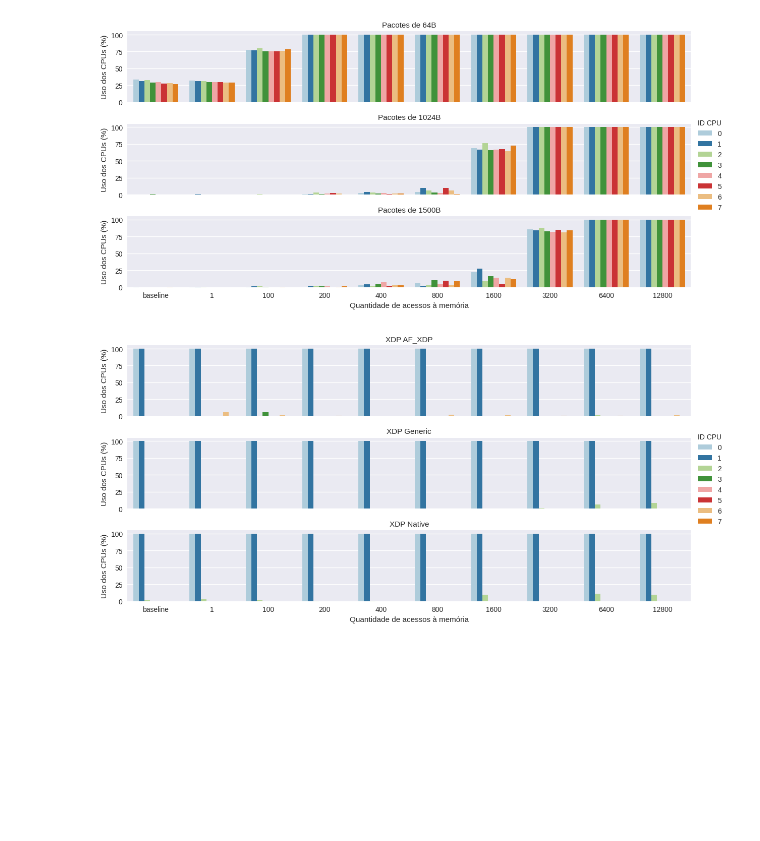
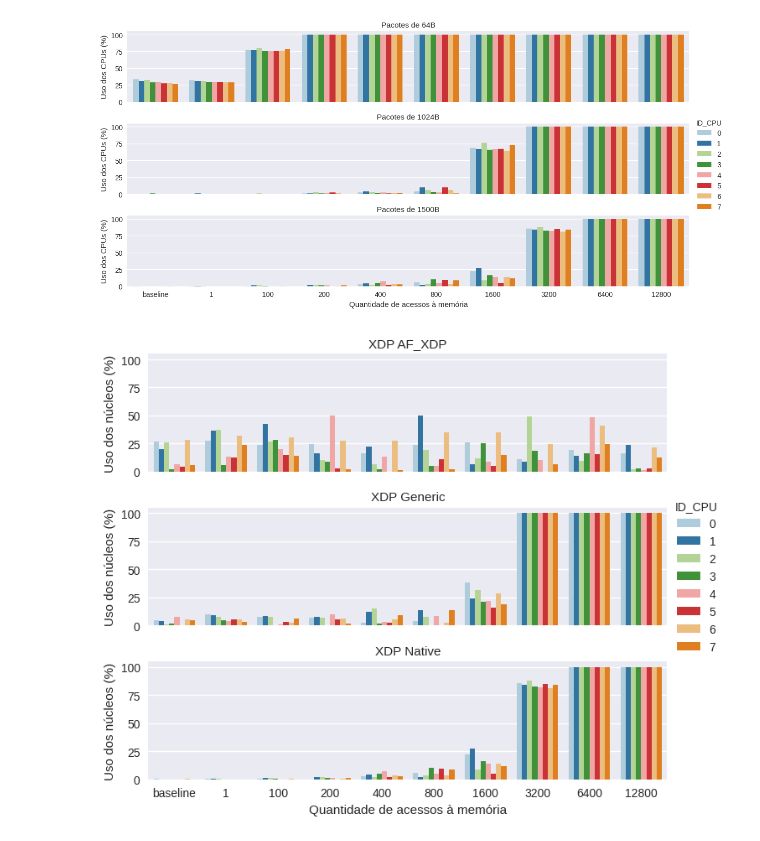
Before and after one commit to igor-capeletti/tcc_eBPF_XDP, a Jupyter notebook: scripts/python/gera_graficos_uso_CPU.ipynb, the cells around one changed output. Drawn from its saved outputs; the diff is of its cells as text; code cells hidden in the pictures; blank space fills up the shorter version.

```diff
--- a/scripts/python/gera_graficos_uso_CPU.ipynb
+++ b/scripts/python/gera_graficos_uso_CPU.ipynb
@@ -70,7 +70,7 @@ for i,j in zip(lista_for,lista_alias_for):
 df_sar['algoritmo']= df_sar['algoritmo'].astype(int)
 
 df_sar = df_sar.rename(columns={'hook_ebpf': 'Modo XDP'})
-df_sar = df_sar.rename(columns={'cpu': 'ID CPU'})
+df_sar = df_sar.rename(columns={'cpu': 'ID_CPU'})
 # %% [markdown]
 # Resultados para ***Uso de CPU***
 # %%
@@ -89,13 +90,13 @@ df_sar.head()
 combined= 8
 eixo_x= 'algoritmo'
 eixo_y= 'soft'
-hue= 'ID CPU'
+hue= 'ID_CPU'
 
 plt.rc('figure', figsize=(5, 5))
 df_sar= df_sar.sort_values(by=[eixo_x,hue,'Modo XDP'], ascending=True)       #ordena dados com os valores do eixo x
 
 df= df_sar.copy()
-df= df[df['ID CPU'] < 8]
+df= df[df['ID_CPU'] < 8]
 df= df[df.combined == combined]
 df = df.rename(columns={'hook_ebpf': 'Modo XDP'})
 
@@ -125,13 +126,13 @@ hook_ebpf= 'AF_XDP'
 
 eixo_x= 'algoritmo'
 eixo_y= 'soft'
-hue= 'ID CPU'
+hue= 'ID_CPU'
 
 plt.rc('figure', figsize=(5, 5))
 df_sar= df_sar.sort_values(by=[eixo_x,hue], ascending=True)       #ordena dados com os valores do eixo x
 
 df= df_sar.copy()
-df= df[df['ID CPU'] < 8]
+df= df[df['ID_CPU'] < 8]
 df= df[df['Modo XDP'] == hook_ebpf]                #filtra por algoritmo especifico
 
 df['algoritmo']= df['algoritmo'].astype(str)
@@ -161,14 +162,14 @@ combined= 8
 
 eixo_x= 'algoritmo'
 eixo_y= 'soft'
-hue= 'ID CPU'
+hue= 'ID_CPU'
 
 plt.rc('figure', figsize=(5, 5))
 df_sar= df_sar.sort_values(by=[eixo_x,hue], ascending=True)       #ordena dados com os valores do eixo x
 
 df= df_sar.copy()
 df= pd.concat([df[df.packet_size == 64], df[df.packet_size == 1024], df[df.packet_size == 1500]], sort = False)
-df= df[df['ID CPU'] < 8]
+df= df[df['ID_CPU'] < 8]
 df= df[df['Modo XDP'] == hook_ebpf]                #filtra por algoritmo especifico
 df= df[df['combined'] == combined]
 
@@ -192,35 +193,37 @@ grafico.savefig(f'{raiz}/uso_CPU_{hue}_x_{eixo_x}@hook_ebpf_{hook_ebpf}_combined
 # %%
 #Classificacao geral para todos hooks variando os pacotes de 64, 1024 e 1500
 
 combined= 8
-packet_size= 64
+#packet_size= 64
+#packet_size= 1024
+packet_size= 1500
 
 eixo_x= 'algoritmo'
 eixo_y= 'soft'
-hue= 'ID CPU'
+hue= 'ID_CPU'
 
 plt.rc('figure', figsize=(5, 5))
 df_sar= df_sar.sort_values(by=[eixo_x,hue,'Modo XDP'], ascending=True)       #ordena dados com os valores do eixo x
 
 df= df_sar.copy()
-df= df[df['ID CPU'] < 8]
+df= df[df['ID_CPU'] < 8]
 df= df[df['packet_size'] == packet_size]                #filtra por pacote especifico
 df= df[df['combined'] == combined]
 
 df['algoritmo']= df['algoritmo'].astype(str)
 df['algoritmo']= df['algoritmo'].replace('0','baseline')
 
 df.index= range(len(df))
 grafico = sns.catplot(
     data=df, x=eixo_x, y=eixo_y,
     col='Modo XDP', hue=hue,
     kind="bar", palette='Paired', col_wrap=1,
-    height= 2, aspect=12/2
+    height= 2, aspect=7/2
 )
-grafico.set_ylabels("Uso dos CPUs (%)")
+grafico.set_ylabels("Uso dos núcleos (%)")
 grafico.set_xlabels("Quantidade de acessos à memória")
 grafico.set_titles("XDP {col_name}")
 
-grafico.savefig(f'{raiz}/uso_CPU_{hue}_x_{eixo_x}@packet_size_{packet_size}_combined_{combined}{format_imagens}')
+grafico.savefig(f'{raiz}/uso_CPU_{hue}_x_{eixo_x}@{packet_size}_combined_{combined}{format_imagens}')
 # %% [output]
-[figure, old version]
+[figure, new version]
```
Also changed, not shown: parts of 2 cells of this notebook, 19 other files.
